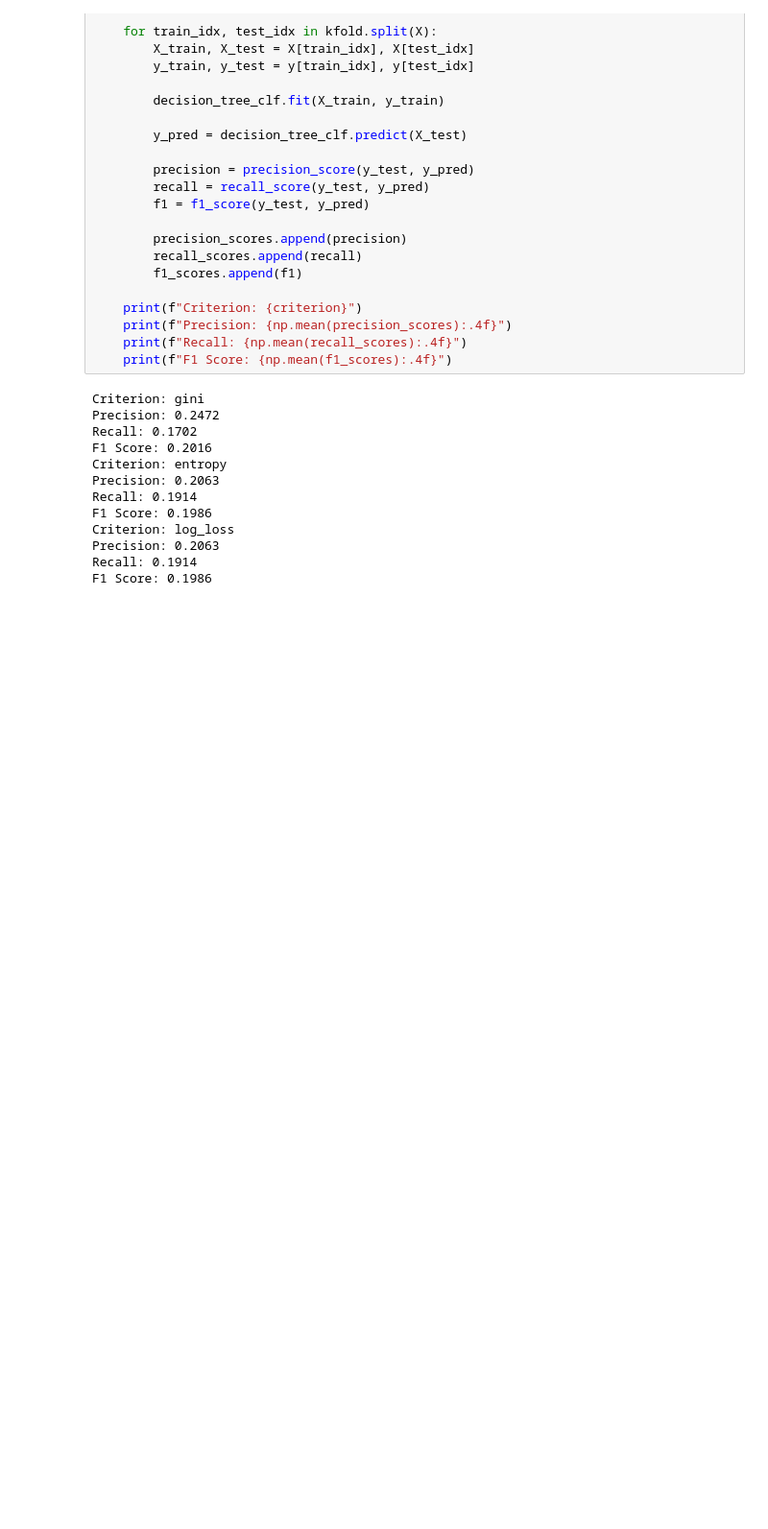
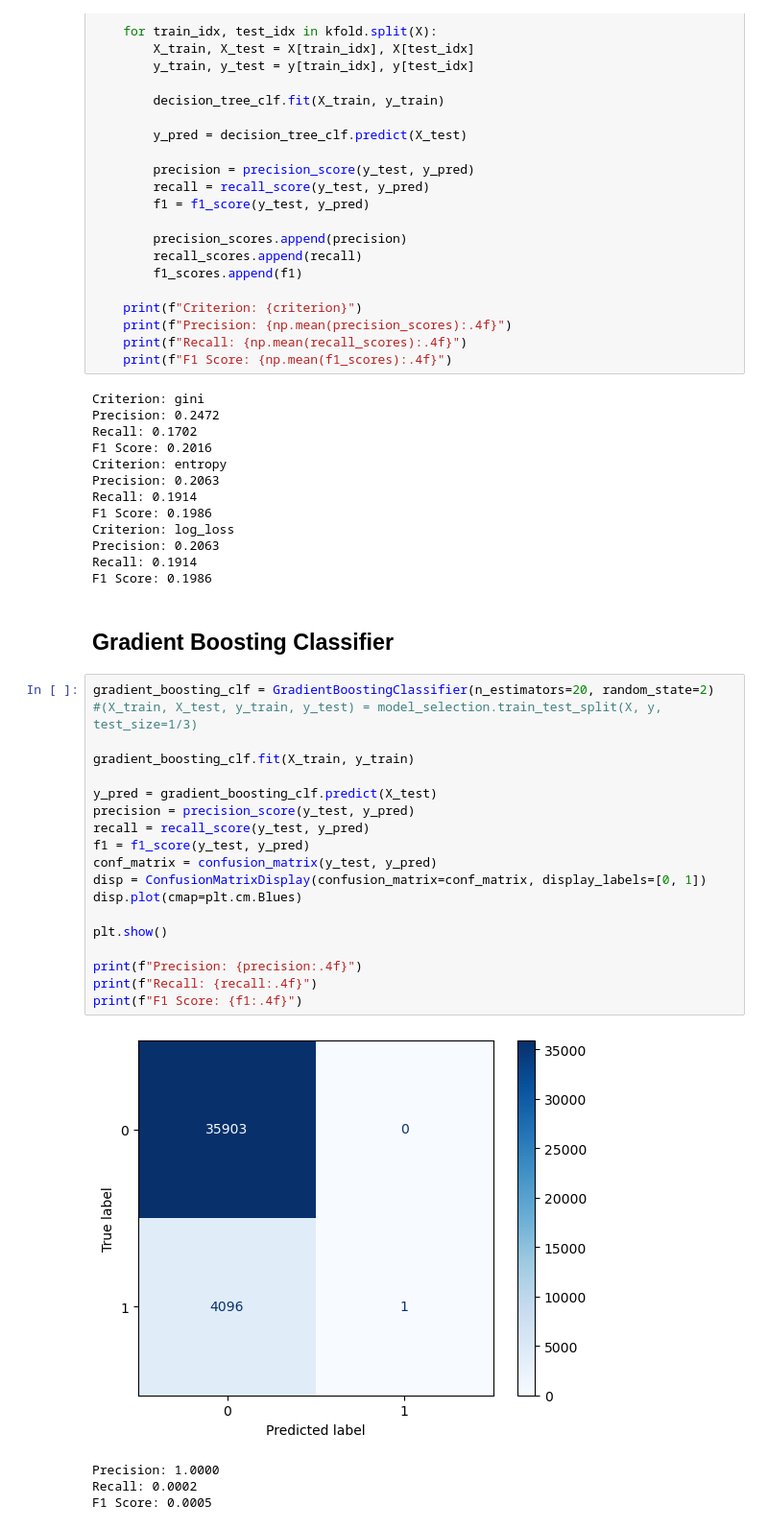
Before and after one commit to azizabousam1/Housing-Market-Analysis, a Jupyter notebook: customer-transaction-prediction.ipynb, the cells around one changed output. Shown at 96% size. Cells and saved outputs as stored; diff of their text form; blank space fills up the shorter version.

Commit message:
Added GradientBoostingClassifier and LogisticRegression

```diff
--- a/customer-transaction-prediction.ipynb
+++ b/customer-transaction-prediction.ipynb
@@ -584,3 +586,29 @@ Criterion: log_loss
 Precision: 0.2063
 Recall: 0.1914
 F1 Score: 0.1986
+# %% [markdown]
+## Gradient Boosting Classifier
+# %%
+gradient_boosting_clf = GradientBoostingClassifier(n_estimators=20, random_state=2)
+#(X_train, X_test, y_train, y_test) = model_selection.train_test_split(X, y, test_size=1/3)
+
+gradient_boosting_clf.fit(X_train, y_train)
+
+y_pred = gradient_boosting_clf.predict(X_test)
+precision = precision_score(y_test, y_pred)
+recall = recall_score(y_test, y_pred)
+f1 = f1_score(y_test, y_pred)
+conf_matrix = confusion_matrix(y_test, y_pred)
+disp = ConfusionMatrixDisplay(confusion_matrix=conf_matrix, display_labels=[0, 1])
+disp.plot(cmap=plt.cm.Blues)
+
+plt.show()
+
+print(f"Precision: {precision:.4f}")
+print(f"Recall: {recall:.4f}")
+print(f"F1 Score: {f1:.4f}")
+# %% [output]
+[figure, added]
+Precision: 1.0000
+Recall: 0.0002
+F1 Score: 0.0005
```
Also changed, not shown: parts of 4 cells of this notebook.
